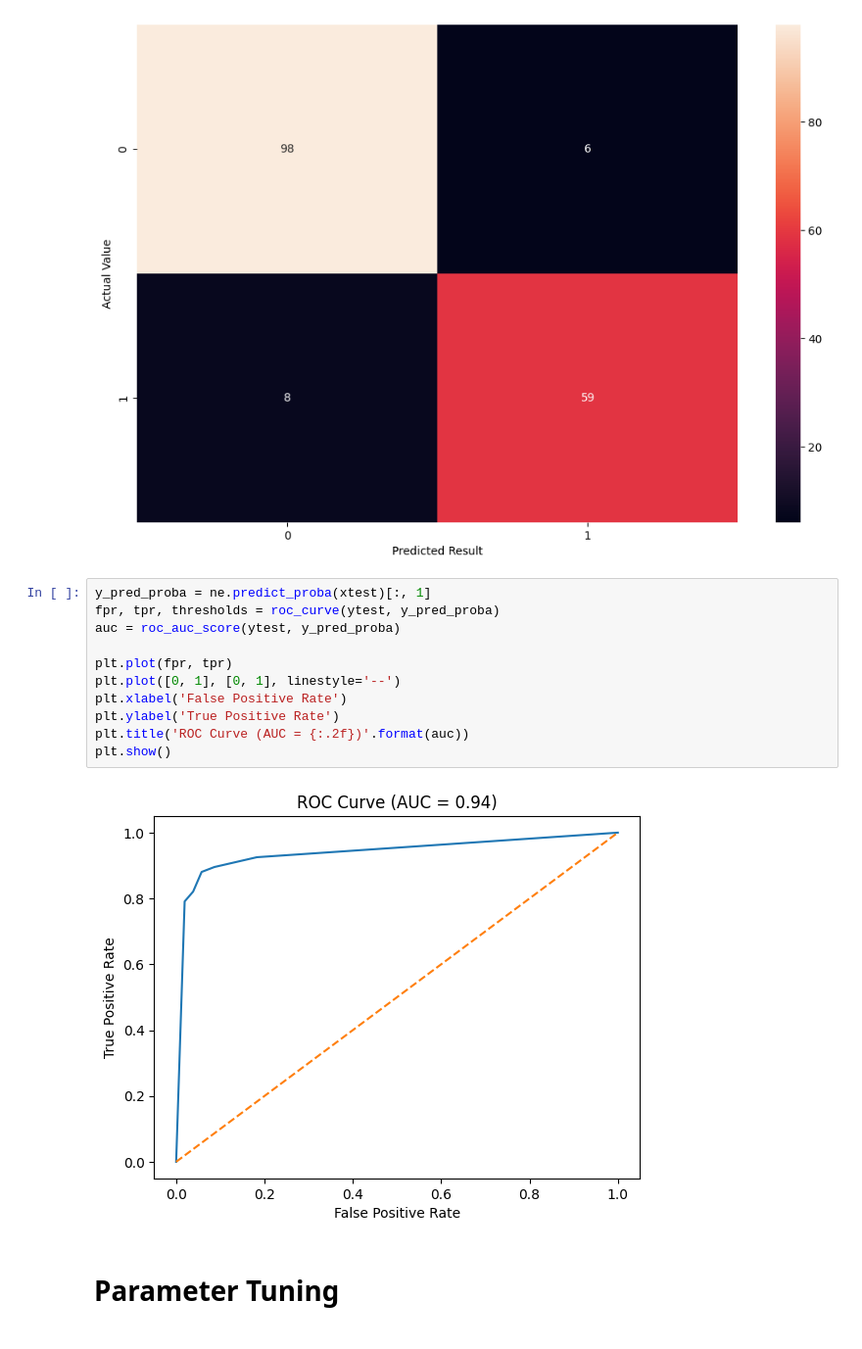
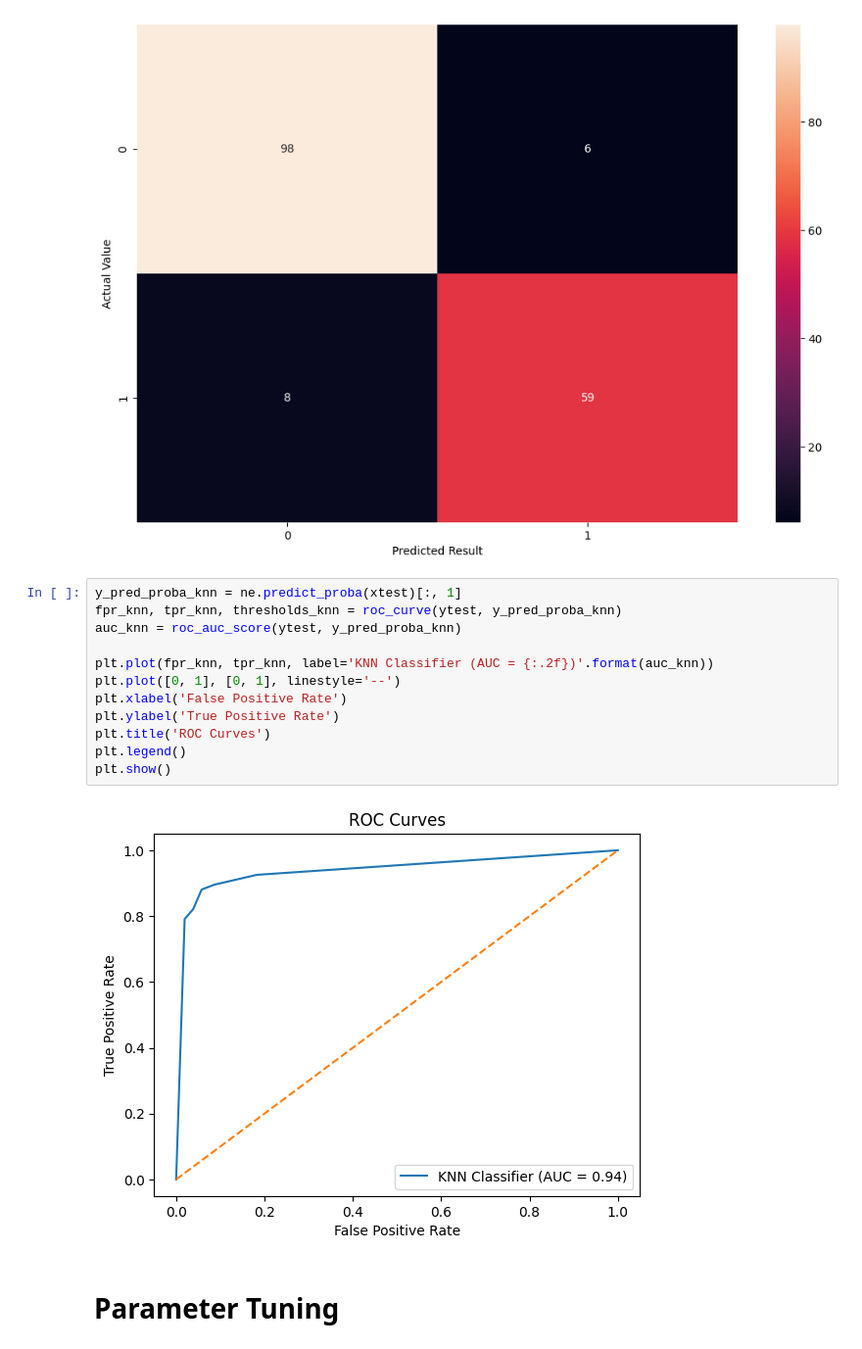
Before and after one commit to NishatTasnim01/KNN_Classification, a Jupyter notebook: Class 7_KNN Classification.ipynb, the cells around one changed output. Shown: that part at 98% size. Cells and saved outputs as stored; diff of their text form.

```diff
--- a/Class 7_KNN Classification.ipynb
+++ b/Class 7_KNN Classification.ipynb
@@ -385,18 +430,19 @@ plt.ylabel('Actual Value')
 Text(120.72222222222221, 0.5, 'Actual Value')
 [figure]
 # %%
-y_pred_proba = ne.predict_proba(xtest)[:, 1]
-fpr, tpr, thresholds = roc_curve(ytest, y_pred_proba)
-auc = roc_auc_score(ytest, y_pred_proba)
+y_pred_proba_knn = ne.predict_proba(xtest)[:, 1]
+fpr_knn, tpr_knn, thresholds_knn = roc_curve(ytest, y_pred_proba_knn)
+auc_knn = roc_auc_score(ytest, y_pred_proba_knn)
 
-plt.plot(fpr, tpr)
+plt.plot(fpr_knn, tpr_knn, label='KNN Classifier (AUC = {:.2f})'.format(auc_knn))
 plt.plot([0, 1], [0, 1], linestyle='--')
 plt.xlabel('False Positive Rate')
 plt.ylabel('True Positive Rate')
-plt.title('ROC Curve (AUC = {:.2f})'.format(auc))
+plt.title('ROC Curves')
+plt.legend()
 plt.show()
 # %% [output]
-[figure, old version]
+[figure, new version]
 # %% [markdown]
 # Parameter Tuning
 # %% [markdown]
```
Also changed, not shown: parts of 17 cells of this notebook.
